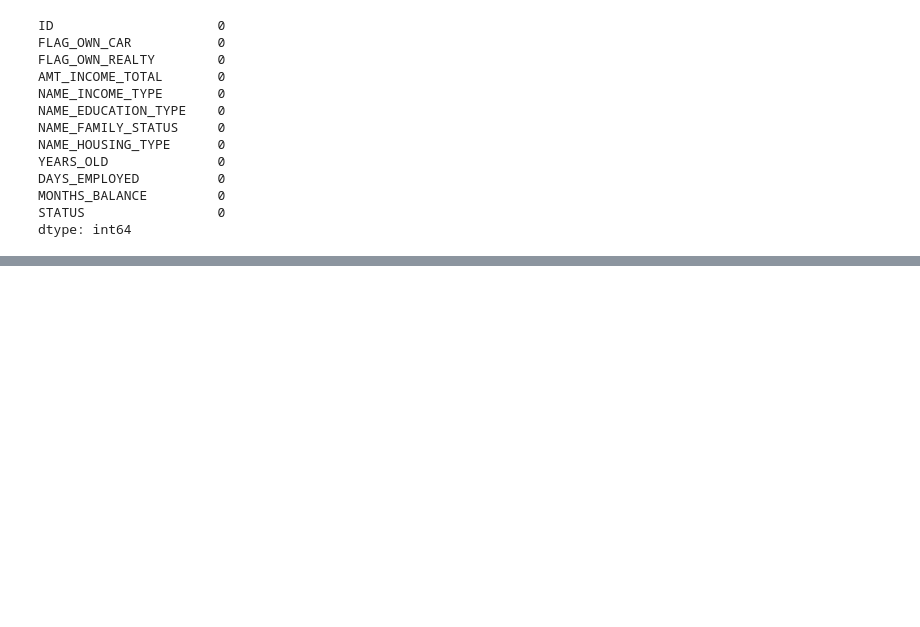
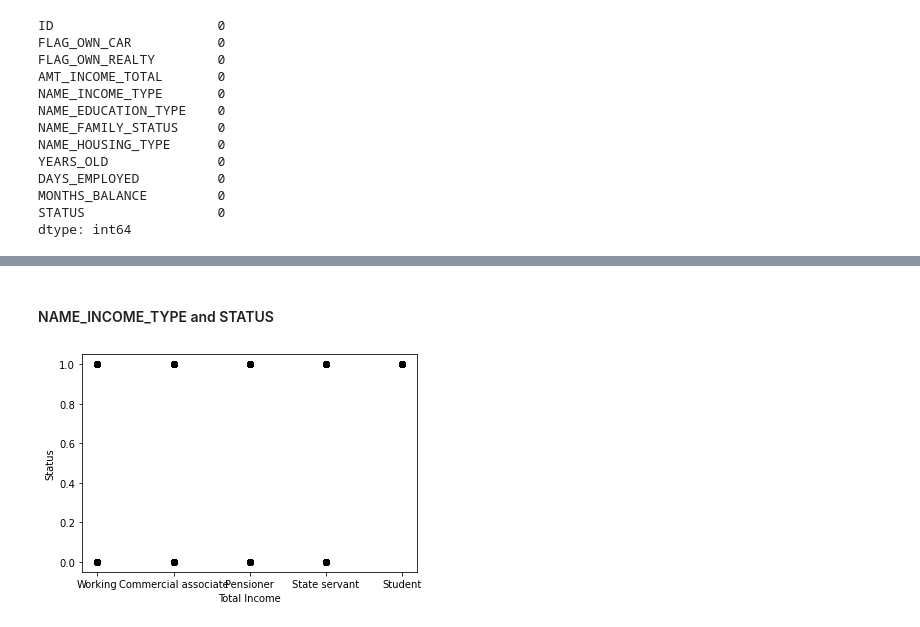
Before and after one commit to shlokshah7/ECS-171-project, a Jupyter notebook: Unsupervised Learning.ipynb, the cells around one changed output, grey strips where cells are left out. Saved outputs shown, nothing was run; the diff lists cells and outputs as text; code cells hidden in the pictures; blank space fills up the shorter version.

```diff
--- a/Unsupervised Learning.ipynb
+++ b/Unsupervised Learning.ipynb
@@ -148,0 +315,13 @@ comprehensive.to_csv('mergedApplicationCreditRecords.csv')
+# %% [markdown]
+#### NAME_INCOME_TYPE and STATUS
+# %%
+# NAME_INCOME_TYPE and STATUS -> My initial guess would be no real value of information gained from NAME_INCOME_TYPE
+
+#Load and plot data to visually understand what data looks like
+df2 = comprehensive[["NAME_INCOME_TYPE", "STATUS"]].copy()
+plt.scatter(df2["NAME_INCOME_TYPE"], df2["STATUS"], c = "black")
+plt.xlabel("Total Income")
+plt.ylabel("Status")
+plt.show()
+# %% [output]
+[figure, added]
```
Also changed, not shown: parts of 62 cells of this notebook.
